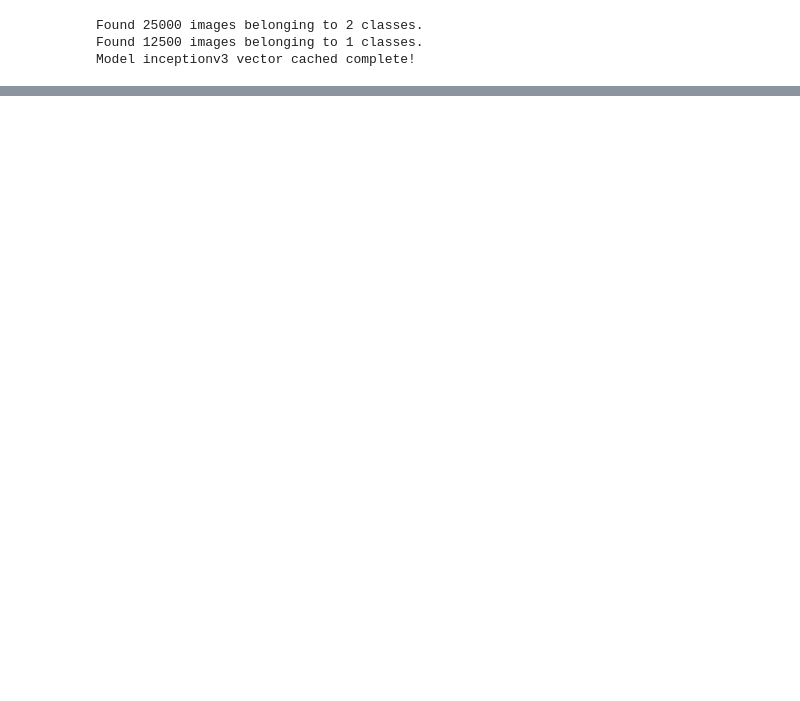
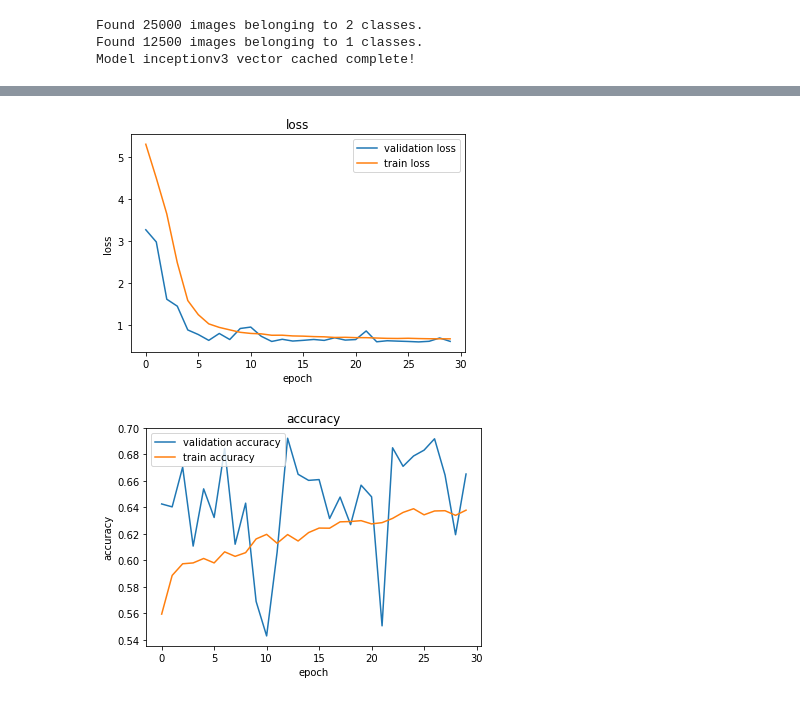
Before and after one commit to rikichou/final, a Jupyter notebook: dog vs cat.ipynb, the cells around one changed output, grey strips where cells are left out. Drawn from its saved outputs; the diff is of its cells as text; code cells hidden in the pictures; blank space fills up the shorter version.

Commit message:
common update:fixed the problem of inceptionv3

```diff
--- a/dog vs cat.ipynb
+++ b/dog vs cat.ipynb
@@ -363,37 +423,32 @@ inception v3论文上说其训练时候采用的是RMSProp，初始学习速率
 # %%
-import numpy as np
-from sklearn.utils import shuffle
 from keras.optimizers import RMSprop
 from keras.callbacks import LearningRateScheduler
-
-inceptionv3_vec_path = 'vect/inceptionv3.h5'
-
-with h5py.File(inceptionv3_vec_path, 'r') as f:
-    x_train = np.array(f['x_train'])
-    y_train = np.array(f['y_train'])
-    x_train, y_train = shuffle(x_train, y_train, random_state=0)
+import math
 
 input_tensor = Input(shape=(2048,))
-x = Dropout(0.4)(input_tensor)
+x = Dropout(0.5)(input_tensor)
 x = Dense(1, activation='sigmoid', name='res_dense_1')(x)
 
 model = Model(inputs=input_tensor, outputs=x)
 
 #optimizer
-lr_base = 0.045
+#lr_base = 0.045
+lr_base = 0.0002
 decay_rate = 0.94
 decay_steps = 2
-opt = RMSprop(lr=lr_base, rho=0.9, epsilon=1.0)
+#opt = RMSprop(lr=lr_base, rho=0.9, epsilon=1.0)
+opt = RMSprop(lr=lr_base, rho=0.9)
 
+# exponential rate decay:decayed_learning_rate = lr_base * decay_rate ^ (global_step / decay_steps)
 def lr_scheduler(epoch):
-    # exponential rate decay:decayed_learning_rate = lr_base * decay_rate ^ (global_step / decay_steps)
-    lr = lr_base * (decay_rate)**(epoch/decay_steps)
+
+    lr = lr_base * ((decay_rate)**math.floor(epoch/decay_steps))
     print ("Epoch %d , new lr==%f" % (epoch, lr))
 
     return lr
 
 scheduler = LearningRateScheduler(lr_scheduler)
-model.compile(optimizer='RMSprop', loss='binary_crossentropy', metrics=['accuracy'])
+model.compile(optimizer=opt, loss='binary_crossentropy', metrics=['accuracy'])
 
 hist = model.fit(x_train, y_train, batch_size=32, epochs=30, validation_split=0.2, callbacks=[scheduler])
 # %% [output]
@@ -417 +473,7 @@ Epoch 30/30
+# %%
+show_loss(hist)
+show_acc(hist)
+# %% [output]
+[figure, added]
+[figure, added]
 # %%
```
Also changed, not shown: parts of 24 cells of this notebook.
